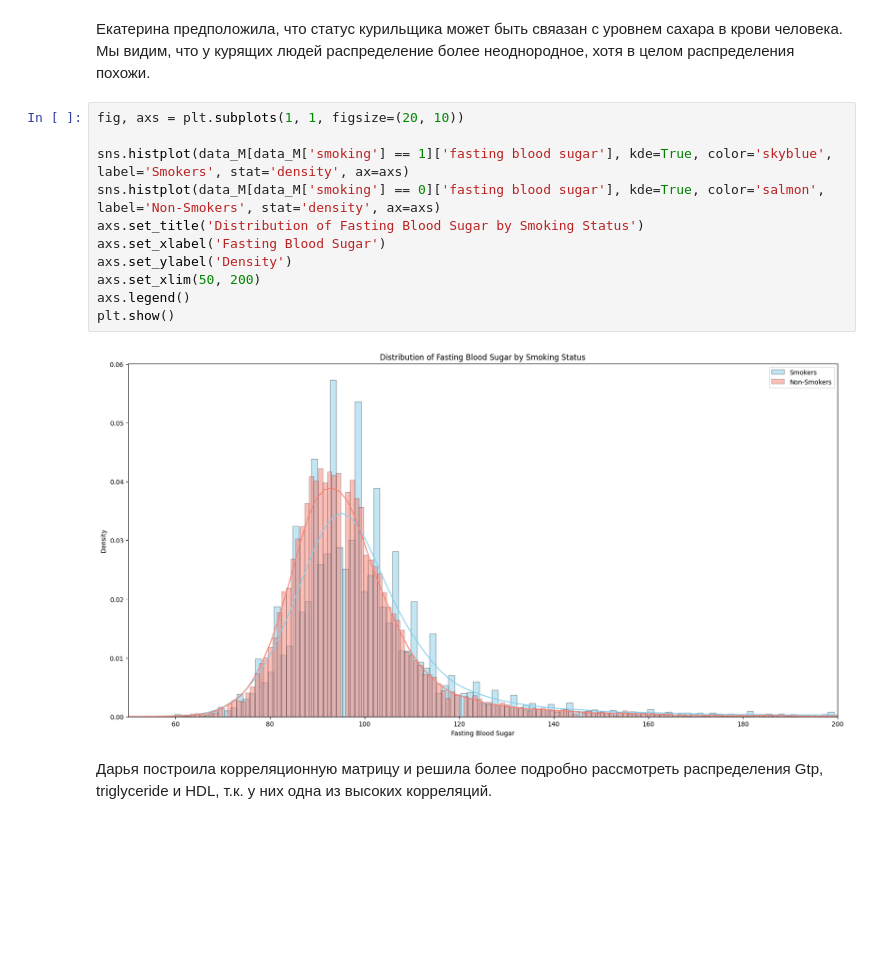
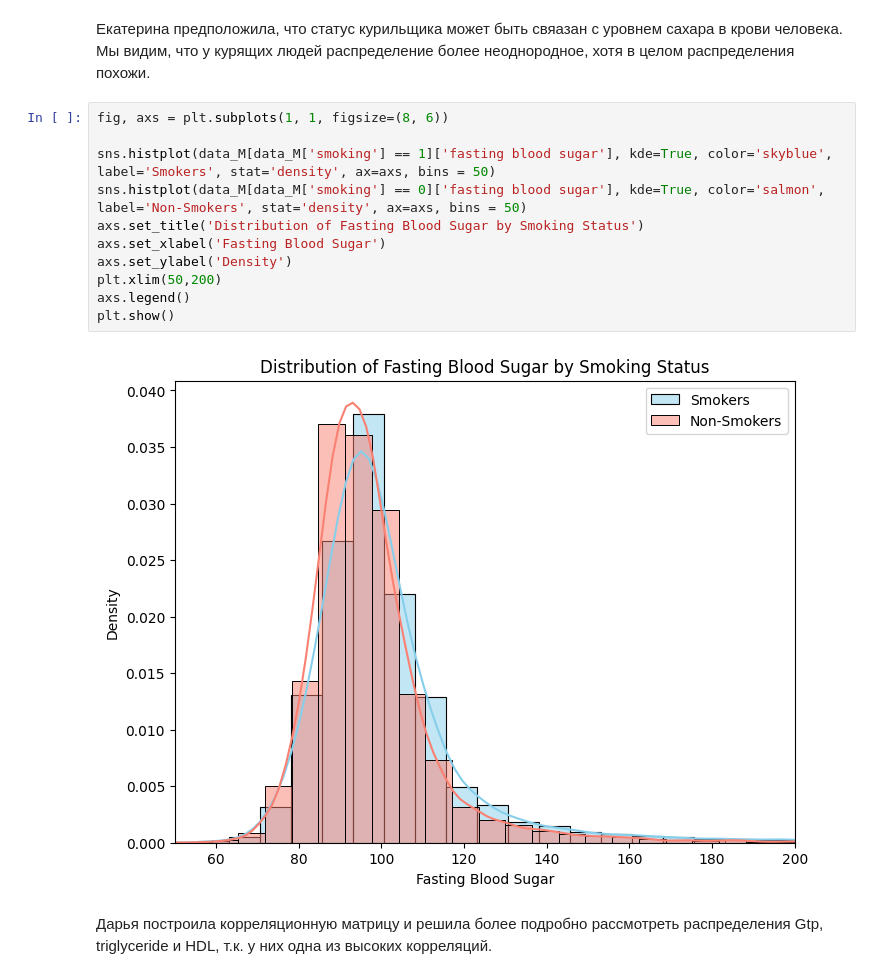
Before and after one commit to placeforyourad/Statprak, a Jupyter notebook: Проект.ipynb, the cells around one changed output. Drawn from its saved outputs; the diff is of its cells as text; blank space fills up the shorter version.

```diff
--- a/Проект.ipynb
+++ b/Проект.ipynb
@@ -84,18 +84,18 @@ plt.show()
 # %% [markdown]
   Екатерина предположила, что статус курильщика может быть свяазан с уровнем сахара в крови человека. Мы видим, что у курящих людей распределение более неоднородное, хотя в целом распределения похожи.
 # %%
-fig, axs = plt.subplots(1, 1, figsize=(20, 10))
+fig, axs = plt.subplots(1, 1, figsize=(8, 6))
 
-sns.histplot(data_M[data_M['smoking'] == 1]['fasting blood sugar'], kde=True, color='skyblue', label='Smokers', stat='density', ax=axs)
-sns.histplot(data_M[data_M['smoking'] == 0]['fasting blood sugar'], kde=True, color='salmon', label='Non-Smokers', stat='density', ax=axs)
+sns.histplot(data_M[data_M['smoking'] == 1]['fasting blood sugar'], kde=True, color='skyblue', label='Smokers', stat='density', ax=axs, bins = 50)
+sns.histplot(data_M[data_M['smoking'] == 0]['fasting blood sugar'], kde=True, color='salmon', label='Non-Smokers', stat='density', ax=axs, bins = 50)
 axs.set_title('Distribution of Fasting Blood Sugar by Smoking Status')
 axs.set_xlabel('Fasting Blood Sugar')
 axs.set_ylabel('Density')
-axs.set_xlim(50, 200)
+plt.xlim(50,200)
 axs.legend()
 plt.show()
 # %% [output]
-[figure, old version]
+[figure, new version]
 # %% [markdown]
 Дарья построила корреляционную матрицу и решила более подробно рассмотреть распределения Gtp, triglyceride и HDL, т.к. у них одна из высоких корреляций.
 # %%
```
Also changed, not shown: parts of 15 cells of this notebook.
